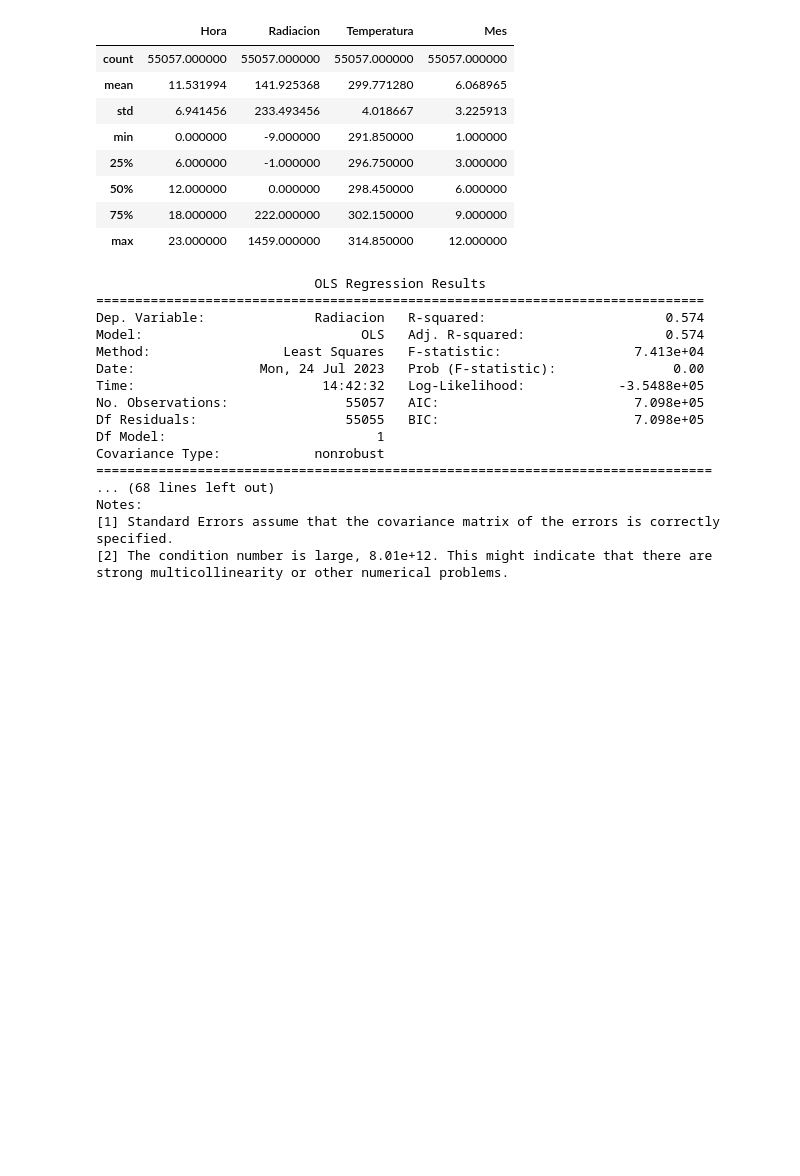
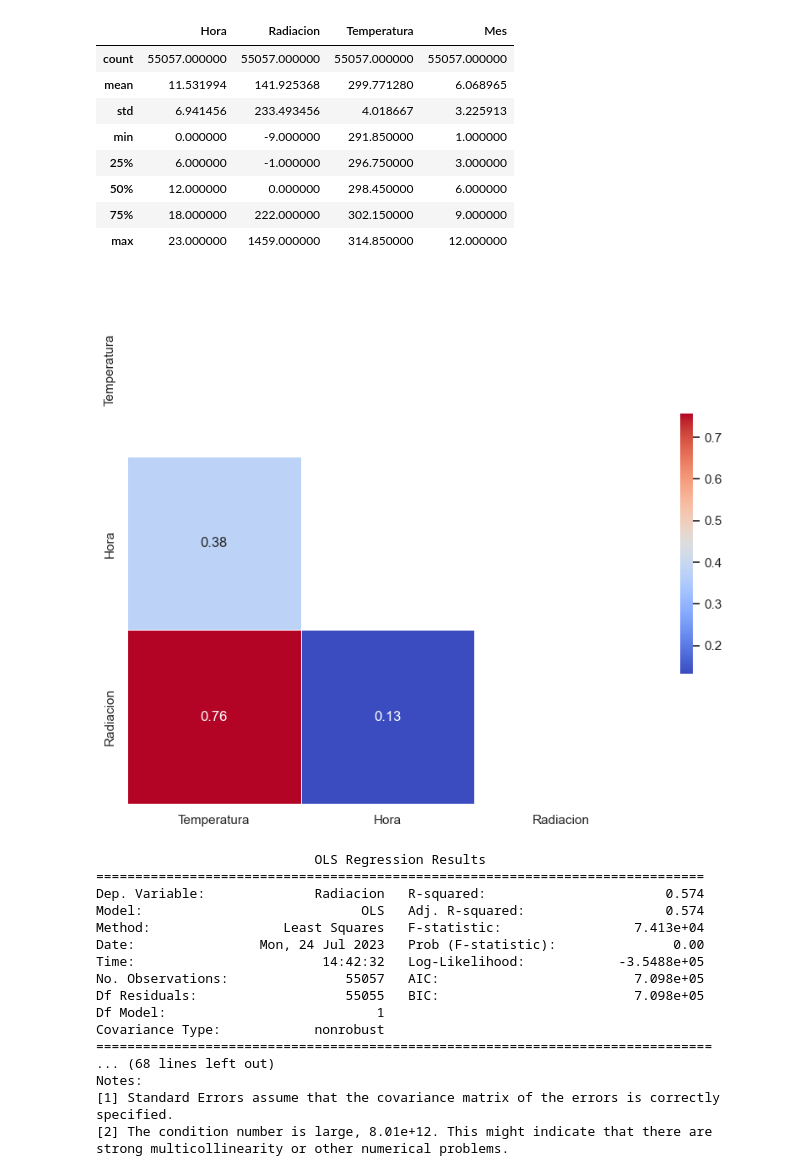
Before and after one commit to cristianzambrano/Solar_Radiation_Forecasting_inUTEQ_Scripts, a Jupyter notebook: RegresionLineal.ipynb, the cells around one changed output. Drawn from its saved outputs; the diff is of its cells as text; code cells hidden in the pictures; blank space fills up the shorter version.

```diff
--- a/RegresionLineal.ipynb
+++ b/RegresionLineal.ipynb
@@ -37,6 +36,15 @@ df.describe()
 | 50% | 12.000000 | 0.000000 | 298.450000 | 6.000000 |
 | 75% | 18.000000 | 222.000000 | 302.150000 | 9.000000 |
 | max | 23.000000 | 1459.000000 | 314.850000 | 12.000000 |
+# %%
+df2 = df[['Temperatura','Hora','Radiacion']]
+df2=df
+correlation_matrix = df2.corr()
+sns.heatmap(correlation_matrix, annot=True, cmap='coolwarm')
+plt.title('Matriz de Correlación')
+plt.show()
+# %% [output]
+[figure, added]
 # %%
 #df2=df.loc[(df['Hora'] >= 12) & (df['Hora'] <= 13)]
 df2=df
```
Also changed, not shown: parts of 1 cell of this notebook.
